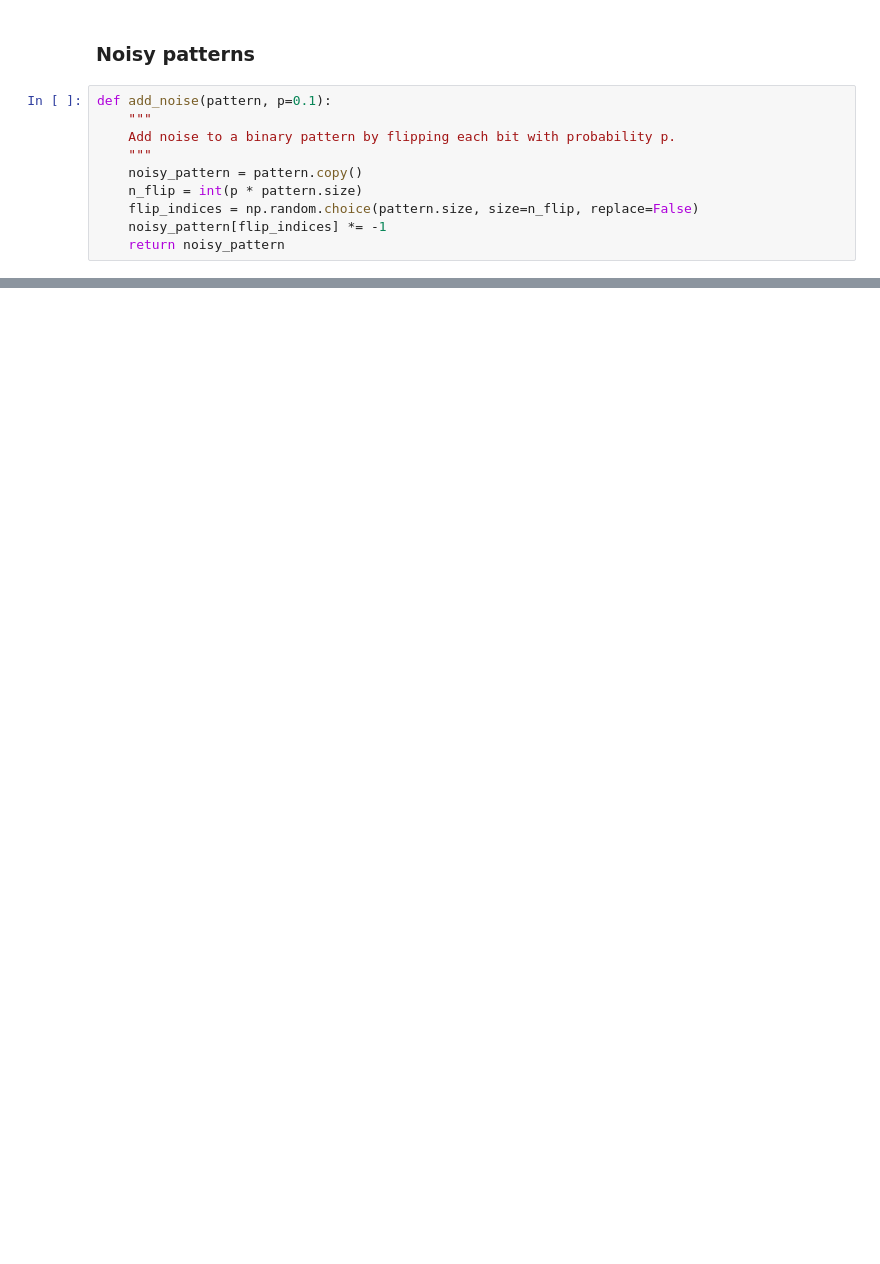
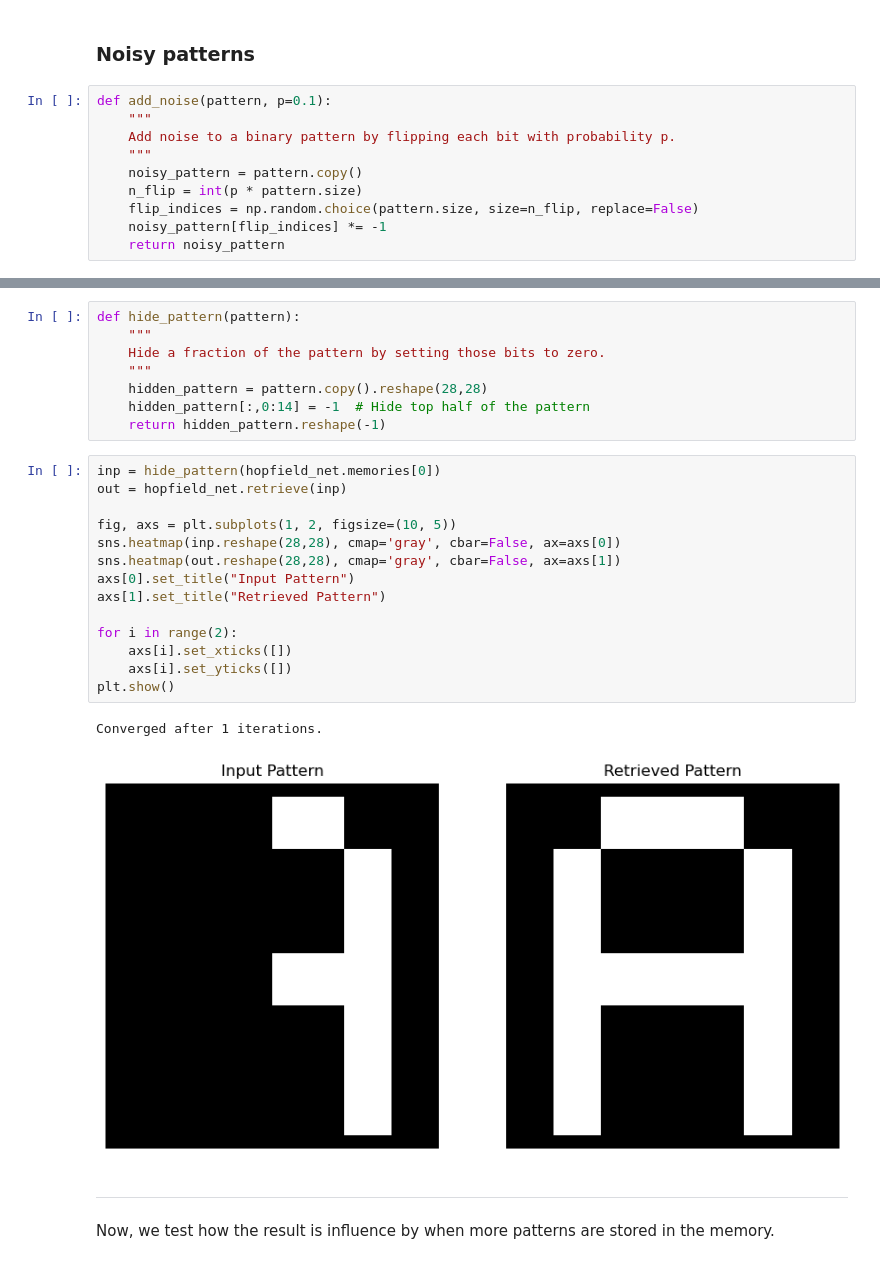
Before and after one commit to LLapsus/hopmemo, a Jupyter notebook: hopfield_demo.ipynb, the cells around one changed output, grey strips where cells are left out. Drawn from its saved outputs; the diff is of its cells as text; blank space fills up the shorter version.

```diff
--- a/hopfield_demo.ipynb
+++ b/hopfield_demo.ipynb
@@ -130,0 +130,29 @@ Converged after 1 iterations.
+# %%
+def hide_pattern(pattern):
+    """
+    Hide a fraction of the pattern by setting those bits to zero.
+    """
+    hidden_pattern = pattern.copy().reshape(28,28)
+    hidden_pattern[:,0:14] = -1  # Hide top half of the pattern
+    return hidden_pattern.reshape(-1)
+# %%
+inp = hide_pattern(hopfield_net.memories[0])
+out = hopfield_net.retrieve(inp)
+
+fig, axs = plt.subplots(1, 2, figsize=(10, 5))
+sns.heatmap(inp.reshape(28,28), cmap='gray', cbar=False, ax=axs[0])
+sns.heatmap(out.reshape(28,28), cmap='gray', cbar=False, ax=axs[1])
+axs[0].set_title("Input Pattern")
+axs[1].set_title("Retrieved Pattern")
+
+for i in range(2):
+    axs[i].set_xticks([])
+    axs[i].set_yticks([])
+plt.show()
+# %% [output]
+Converged after 1 iterations.
+[figure, added]
+# %% [markdown]
+***
+# %% [markdown]
+Now, we test how the result is influence by when more patterns are stored in the memory.
```
Also changed, not shown: parts of 12 cells of this notebook, 2 other files.
